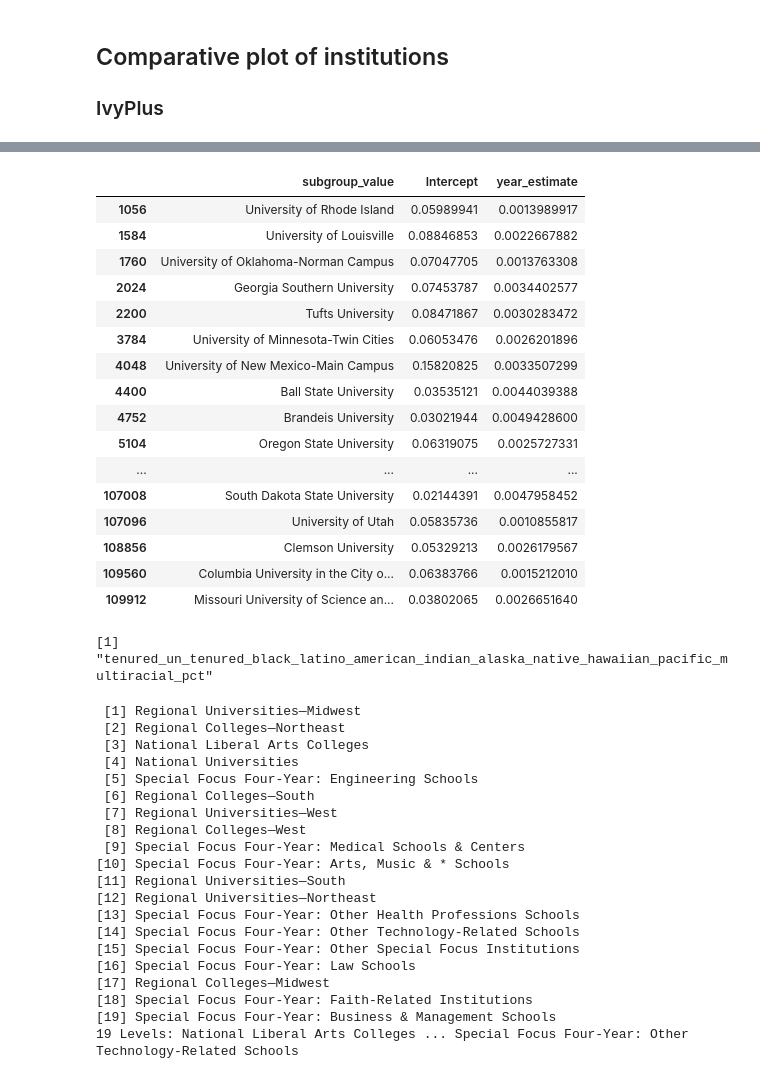
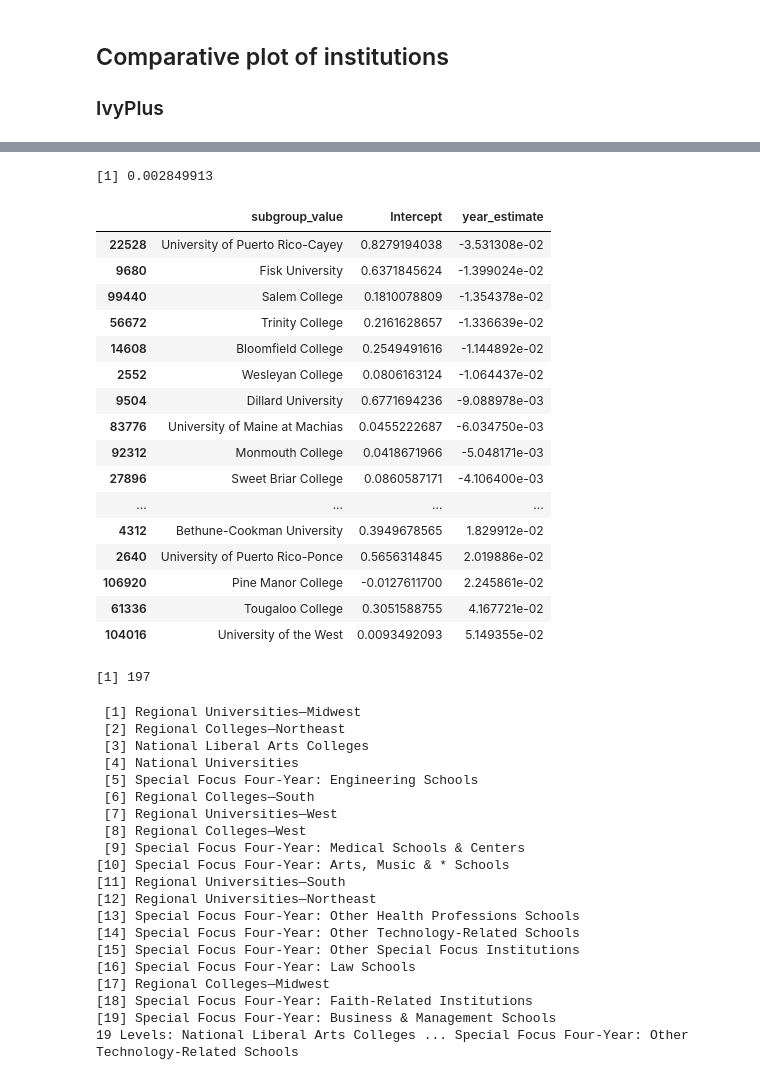
Before and after one commit to natematias/US-Faculty-Diversity-Projections, a Jupyter notebook: data/Paper Analysis and Data.R.ipynb, the cells around one changed output, grey strips where cells are left out. Drawn from its saved outputs; the diff is of its cells as text; code cells hidden in the pictures.

```diff
--- a/data/Paper Analysis and Data.R.ipynb
+++ b/data/Paper Analysis and Data.R.ipynb
@@ -416,28 +415,35 @@ ggplot(subset(institution.models.df, usnews_category=="National Universities" &
 # %%
-subset(institution.models.df, usnews_category=="National Universities" & dv==dv.var)[c("subgroup_value", "Intercept", "year_estimate")]
+median(subset(institution.models.df, usnews_category=="National Liberal Arts Colleges" & dv==dv.var)$year_estimate)
 # %% [output]
-|  | subgroup_value | Intercept | year_estimate |
-| 1056 | University of Rhode Island | 0.05989941 | 0.0013989917 |
-| 1584 | University of Louisville | 0.08846853 | 0.0022667882 |
-| 1760 | University of Oklahoma-Norman Campus | 0.07047705 | 0.0013763308 |
-| 2024 | Georgia Southern University | 0.07453787 | 0.0034402577 |
-| 2200 | Tufts University | 0.08471867 | 0.0030283472 |
-| 3784 | University of Minnesota-Twin Cities | 0.06053476 | 0.0026201896 |
-| 4048 | University of New Mexico-Main Campus | 0.15820825 | 0.0033507299 |
-| 4400 | Ball State University | 0.03535121 | 0.0044039388 |
-| 4752 | Brandeis University | 0.03021944 | 0.0049428600 |
-| 5104 | Oregon State University | 0.06319075 | 0.0025727331 |
-| ... | ... | ... | ... |
-| 107008 | South Dakota State University | 0.02144391 | 0.0047958452 |
-| 107096 | University of Utah | 0.05835736 | 0.0010855817 |
-| 108856 | Clemson University | 0.05329213 | 0.0026179567 |
-| 109560 | Columbia University in the City o... | 0.06383766 | 0.0015212010 |
-| 109912 | Missouri University of Science an... | 0.03802065 | 0.0026651640 |
+[1] 0.002849913
+# %%
+options(repr.matrix.max.rows=200)
+
+tmp.df <- subset(institution.models.df, usnews_category=="National Liberal Arts Colleges" & dv==dv.var)[c("subgroup_value", "Intercept", "year_estimate")]
+tmp.df[order(tmp.df$year_estimate),]
+nrow(tmp.df)
+# %% [output]
+|  | subgroup_value | Intercept | year_estimate |
+| 22528 | University of Puerto Rico-Cayey | 0.8279194038 | -3.531308e-02 |
+| 9680 | Fisk University | 0.6371845624 | -1.399024e-02 |
+| 99440 | Salem College | 0.1810078809 | -1.354378e-02 |
+| 56672 | Trinity College | 0.2161628657 | -1.336639e-02 |
+| 14608 | Bloomfield College | 0.2549491616 | -1.144892e-02 |
+| 2552 | Wesleyan College | 0.0806163124 | -1.064437e-02 |
+| 9504 | Dillard University | 0.6771694236 | -9.088978e-03 |
+| 83776 | University of Maine at Machias | 0.0455222687 | -6.034750e-03 |
+| 92312 | Monmouth College | 0.0418671966 | -5.048171e-03 |
+| 27896 | Sweet Briar College | 0.0860587171 | -4.106400e-03 |
+| ... | ... | ... | ... |
+| 4312 | Bethune-Cookman University | 0.3949678565 | 1.829912e-02 |
+| 2640 | University of Puerto Rico-Ponce | 0.5656314845 | 2.019886e-02 |
+| 106920 | Pine Manor College | -0.0127611700 | 2.245861e-02 |
+| 61336 | Tougaloo College | 0.3051588755 | 4.167721e-02 |
+| 104016 | University of the West | 0.0093492093 | 5.149355e-02 |
+[1] 197
 # %%
-dv.var
+#dv.var
 # tenured_un_tenured_black_latino_american_indian_alaska_native_hawaiian_pacific_multiracial_total_pct
-# %% [output]
-[1] "tenured_un_tenured_black_latino_american_indian_alaska_native_hawaiian_pacific_multiracial_pct"
 # %%
 # subset(usnews.models.df$subgroup_value)
 # %% [output]
```
Also changed, not shown: parts of 9 cells of this notebook.
